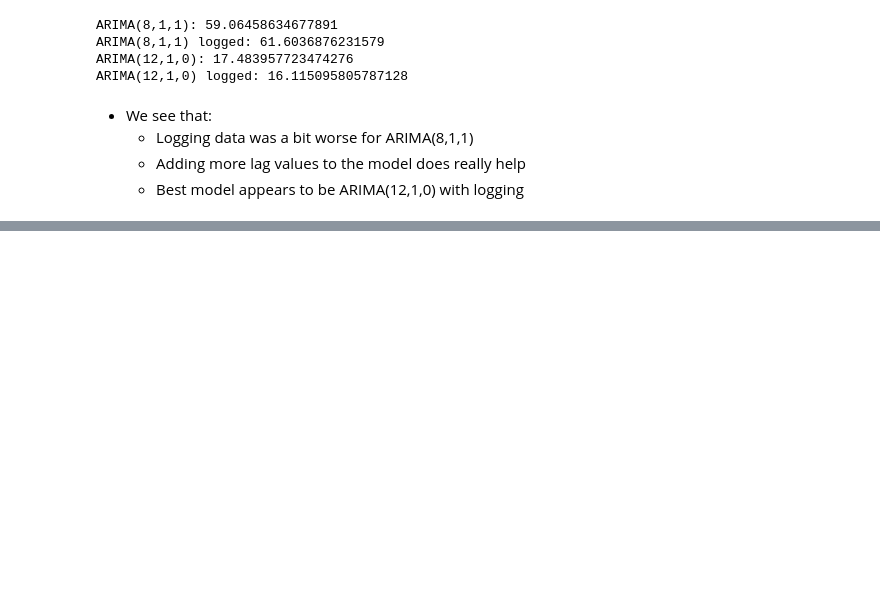
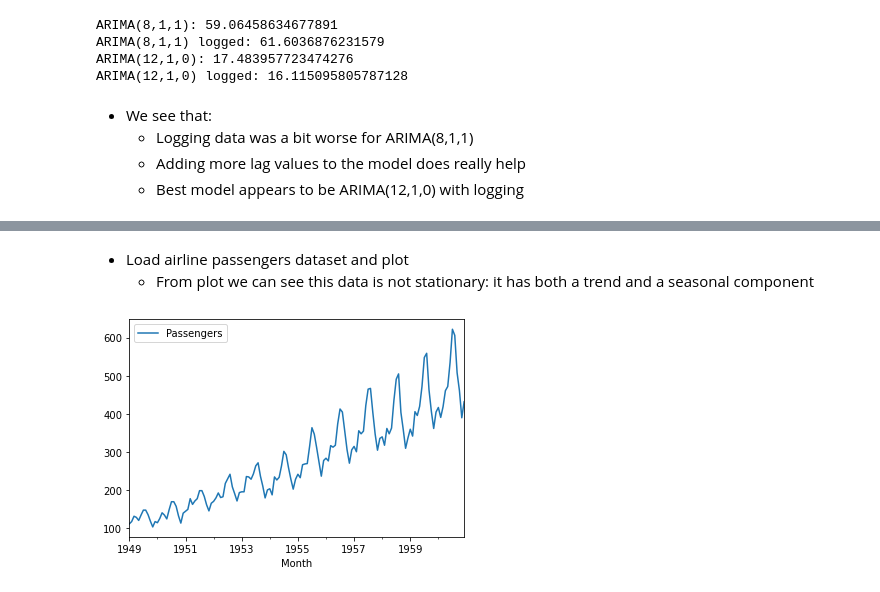
Before and after one commit to les67/TimeSeriesAnalysis_Udemy, a Jupyter notebook: 5_arima.ipynb, the cells around one changed output, grey strips where cells are left out. Saved outputs shown, nothing was run; the diff lists cells and outputs as text; code cells hidden in the pictures; blank space fills up the shorter version.

```diff
--- a/5_arima.ipynb
+++ b/5_arima.ipynb
@@ -333,0 +345,8 @@ ARIMA(12,1,0) logged: 16.115095805787128
+# %% [markdown]
+- Load airline passengers dataset and plot
+    - From plot we can see this data is not stationary: it has both a trend and a seasonal component
+# %%
+df = pd.read_csv('airline_passengers.csv', index_col='Month',parse_dates=True)
+df.plot();
+# %% [output]
+[figure, added]
```
Also changed, not shown: parts of 28 cells of this notebook.
